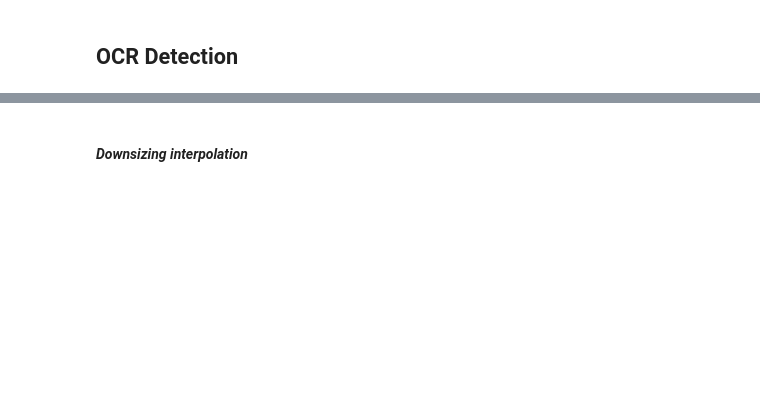
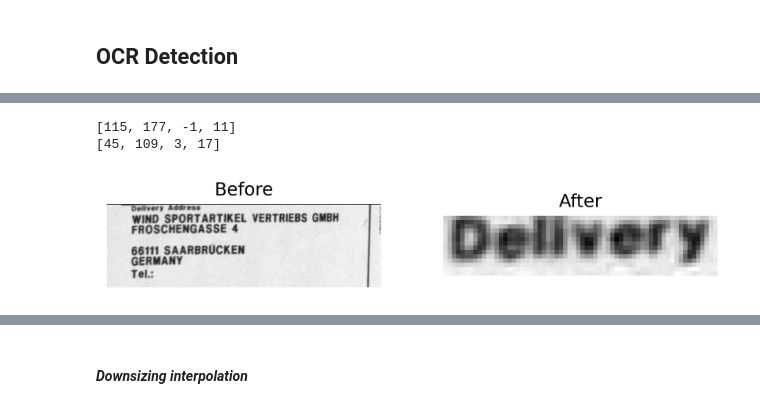
Before and after one commit to CD2L/shipping-label-classification-pipeline, a Jupyter notebook: notebooks/upgrade_ocr.ipynb, the cells around one changed output, grey strips where cells are left out. Drawn from its saved outputs; the diff is of its cells as text; code cells hidden in the pictures; blank space fills up the shorter version.

```diff
--- a/notebooks/upgrade_ocr.ipynb
+++ b/notebooks/upgrade_ocr.ipynb
@@ -22,9 +27,9 @@ from scipy.ndimage import interpolation as inter
 # %% [markdown]
 ## Constant
 # %%
-IMAGES_PATH = './utils_/data-examples/ocr/'
+IMAGES_PATH = '../utils_/data-examples/ocr/'
 OUTPUT_PATH = './outputs/'
-JSON_TEST_PATH = './utils_/data-examples/ocr/references.json'
+JSON_TEST_PATH = '../utils_/data-examples/ocr/references.json'
 # %% [markdown]
 ## Code
 # %%
@@ -196,14 +252,18 @@ plot_images_couples(img_lst, new_img_lst)
 # %%
 im = cv2.imread(os.path.join(IMAGES_PATH, images[-1]), cv2.IMREAD_GRAYSCALE)
 
 res = ocr.model.detect(
     img=im,
     min_size=7,
-    low_text=0.5
+    low_text=0.5,
 )
 delivery_address_boxes = res[0][0][:2]
 img_bboxes = extract_bboxes(delivery_address_boxes, im)
 plot_images(im,img_bboxes[1])
+# %% [output]
+[115, 177, -1, 11]
+[45, 109, 3, 17]
+[figure, added]
 # %%
 imgf = cv2.adaptiveThreshold(img_bboxes[1],255,cv2.ADAPTIVE_THRESH_GAUSSIAN_C,cv2.THRESH_BINARY,7, 2) #imgf contains Binary image
 
```
Also changed, not shown: parts of 27 cells of this notebook, 10 other files.
